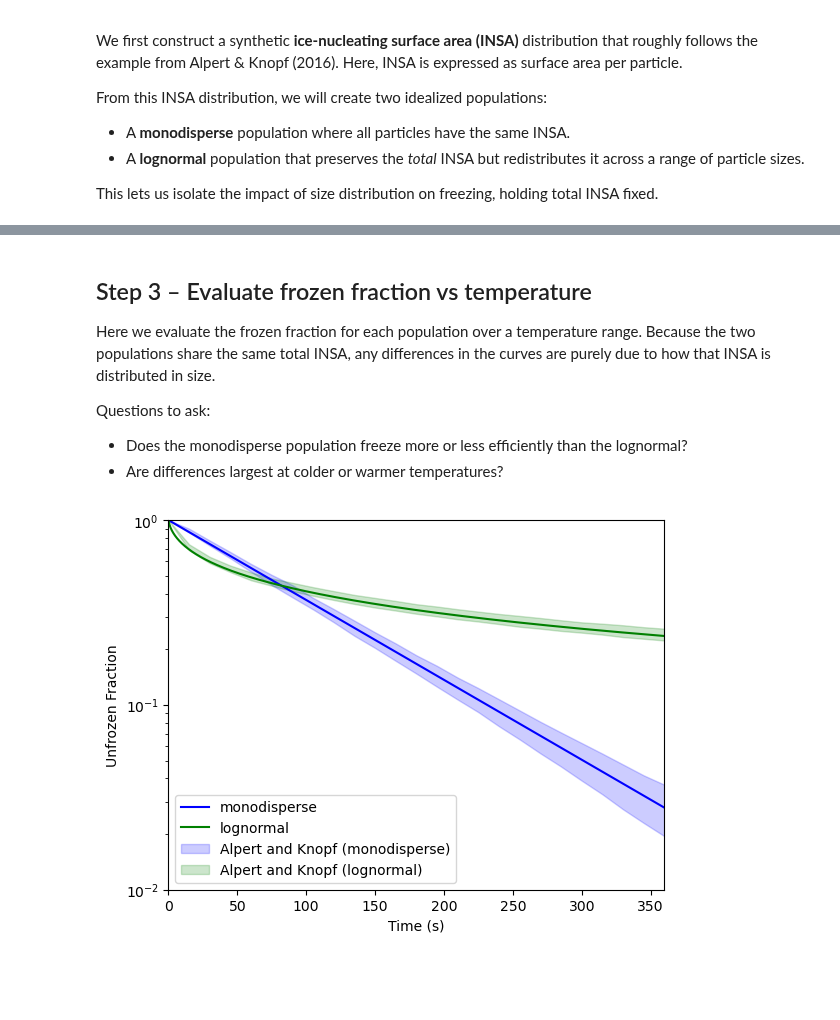
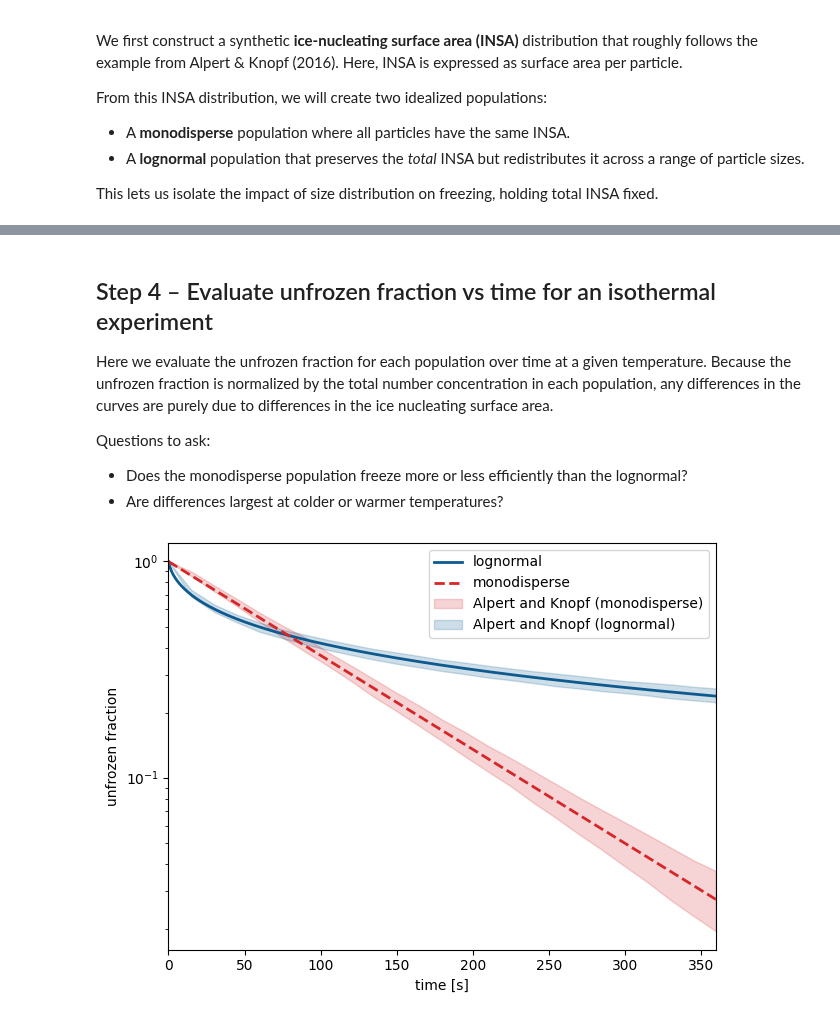
Before and after one commit to pnnl/part2pop, a Jupyter notebook: examples/03_inp_monodisperse_and_lognormal.ipynb, the cells around one changed output, grey strips where cells are left out. Cells and saved outputs as stored; diff of their text form; code cells hidden in the pictures; blank space fills up the shorter version.

Commit message:
Fixing freezing particles in GUI.

```diff
--- a/examples/03_inp_monodisperse_and_lognormal.ipynb
+++ b/examples/03_inp_monodisperse_and_lognormal.ipynb
@@ -134,0 +114,19 @@ plt.xscale('log')
+# %%
+# plot the ice nucleating surface area distribution using viz package
+mgr = StyleManager(Theme(), deterministic=True)
+series = [
+    {"key": "lognorm", "population": lognorm_pop, "label": r"lognormal"},
+    {"key": "mono", "population": mono_pop, "label": r"monodisperse"},
+]
+line_styles = mgr.plan("line", [s["key"] for s in series])
+
+fig, ax = plt.subplots()
+for s in series:
+    cfg = {"varname": "INSA_distribution",
+            "var_cfg": {"insa_grid": np.logspace(-14,-4, 100), "normalize": True},
+            "style": line_styles[s["key"]],
+    }
+    plotter = build_plotter("state_line", cfg)
+    plotter.plot(s["population"], ax, label=s["label"])
+ax.legend(); fig.tight_layout()
+plt.show()
@@ -135,47 +135,41 @@ plt.xscale('log')
 # %% [markdown]
-## Step 3 – Evaluate frozen fraction vs temperature
+## Step 4 – Evaluate unfrozen fraction vs time for an isothermal experiment
 
-Here we evaluate the frozen fraction for each population over a temperature range. Because the two populations share the same total INSA, any differences in the curves are purely due to how that INSA is distributed in size.
+Here we evaluate the unfrozen fraction for each population over time at a given temperature. Because the unfrozen fraction is normalized by the total number concentration in each population, any differences in the curves are purely due to differences in the ice nucleating surface area.
 
 Questions to ask:
 
 - Does the monodisperse population freeze more or less efficiently than the lognormal?
 - Are differences largest at colder or warmer temperatures?
 # %%
-# Plot the expected unfrozen fraction over time, where P_frz = 1-np.exp(-Jhet*INSA*dt)
+# Plot the expected frozen fraction over time for an isothermal experiment (dT/dt = 0.0)
+# These lines will be plotted for each value in T_grid of the FreezingPopulation
+mgr = StyleManager(Theme(), deterministic=True)
+series = [
+    {"key": "lognorm", "population": lognormal_frz_pop, "label": r"lognormal"},
+    {"key": "mono", "population": monodisperse_frz_pop, "label": r"monodisperse"},
+]
 
-time = np.linspace(0, 360, 3601)
-N_frz_monodisperse = np.zeros((len(time), monodisperse_frz_pop.num_concs.shape[0]))
-N_frz_lognormal = np.zeros((len(time), lognormal_frz_pop.num_concs.shape[0]))
-for ii, (dt) in enumerate(time):
-    N_frz_monodisperse[ii] = monodisperse_frz_pop.num_concs*(1-np.exp(-monodisperse_frz_pop.Jhet*monodisperse_frz_pop.INSA*dt))
-    N_frz_lognormal[ii] = lognormal_frz_pop.num_concs*(1-np.exp(-lognormal_frz_pop.Jhet*lognormal_frz_pop.INSA*dt))
-monodisperse_F_unfrz = (np.sum(monodisperse_frz_pop.num_concs)-np.sum(N_frz_monodisperse, axis=1))/np.sum(monodisperse_frz_pop.num_concs)
-lognormal_F_unfrz = (np.sum(lognormal_frz_pop.num_concs)-np.sum(N_frz_lognormal, axis=1))/np.sum(lognormal_frz_pop.num_concs)
-# FIXME: use plotter
-plt.plot(time, monodisperse_F_unfrz, '-b', label='monodisperse')
-plt.plot(time, lognormal_F_unfrz, '-g', label='lognormal')
+line_styles = mgr.plan("line", [s["key"] for s in series])
+line_styles['mono']['linestyle'] = '--'  # make monodisperse dashed line]
+
+fig, ax = plt.subplots()
+for s in series:
+    cfg = {"varname": "unfrozen_frac",
+            "var_cfg": {'t_min': 0.0, "t_max": 360.0},
+            "style": line_styles[s["key"]],
+    }
+    plotter = build_plotter("state_line", cfg)
+    plotter.plot(s["population"], ax, label=s["label"])
 
 # Data taken from P. A. Alpert and D. A. Knopf: A unifying ice nucleation model
-# FIXME: put this in a CSV under "examples/exmple_data/[appropriately named folder]/"
-time = np.array([0.0, 14.98691375,29.98429651,44.98167926,59.97644476,74.96335851,89.97644476,104.979062,119.9842965,134.968593,149.968593,164.9764448,179.9816793,194.9921483,209.9842965,224.9869138,239.979062,254.9842965,269.9816793,284.979062,299.9816793,314.9764448,329.9816793,344.9764448,359.9738275])
-monodisperse = np.array([[1.0,0.856423967,0.72762932,0.621005681,0.525361514,0.445184599,0.382056167,0.328618534,0.280134925,0.23656128,0.20331975,0.17312942,0.147676415,0.125362888,0.106799787,0.091305329,0.076571617,0.06499828,0.054668066,0.046377042,0.038907872,0.032824749,0.027220942,0.022966481,0.019482243],
-                         [1.0,0.898735084,0.775282282,0.671491689,0.57905705,0.505308274,0.445040514,0.379540098,0.330077281,0.285743056,0.246950843,0.215096015,0.185472797,0.162557253,0.140478479,0.123184704,0.107214863,0.093246953,0.081042403,0.070882157,0.062153519,0.054478027,0.047581006,0.04155254,0.036984846]])
-lognormal = np.array([[1.0,0.68730479,0.584873301,0.522938452,0.472537264,0.441665826,0.412829513,0.389601318,0.369616342,0.351819269,0.336484021,0.324039302,0.311302877,0.301278253,0.290625869,0.282634546,0.273787982,0.26481037,0.258518951,0.251409055,0.246078359,0.240162785,0.232804513,0.22801203,0.223193395],
-                      [1.0,0.739398489,0.632643488,0.567518778,0.521048017,0.483439337,0.457838435,0.433707263,0.412936736,0.393749694,0.379326279,0.365280912,0.350795014,0.340643467,0.329485219,0.319819875,0.310686728,0.303084227,0.295388678,0.287209248,0.27982526,0.275153565,0.269872697,0.263467006,0.258534778]])
-
-# FIXME: why does your model yield a single value at each time, while Alpert and Knopf have a distribution? Is your model incomplete?
-plt.fill_between(time, monodisperse[0], monodisperse[1], color='b', alpha=0.2, label='Alpert and Knopf (monodisperse)')
-plt.fill_between(time, lognormal[0], lognormal[1], color='g', alpha=0.2, label='Alpert and Knopf (lognormal)')
-
-
-plt.yscale('log')
-plt.ylim(1e-2, 1e0)
-plt.xlim(0, 360)
-plt.ylabel('Unfrozen Fraction')
-plt.xlabel('Time (s)')
-plt.legend()
+import pandas as pd
+AK_data = pd.read_csv("example_data/Alpert_Knopf_2016/Alpert_Knopf_2016_Fig1_data.csv")
+ax.fill_between(AK_data['time'], AK_data['monodisperse_lower'], AK_data['monodisperse_upper'], color='#d62728', alpha=0.2, label='Alpert and Knopf (monodisperse)')
+ax.fill_between(AK_data['time'], AK_data['lognormal_lower'], AK_data['lognormal_upper'], color='#0e5a8f', alpha=0.2, label='Alpert and Knopf (lognormal)')
+ax.set_yscale('log')
+ax.legend(); fig.tight_layout()
 plt.show()
 # %% [output]
-[figure, old version]
+[figure, new version]
 # %% [markdown]
```
Also changed, not shown: parts of 11 cells of this notebook, 21 other files.
